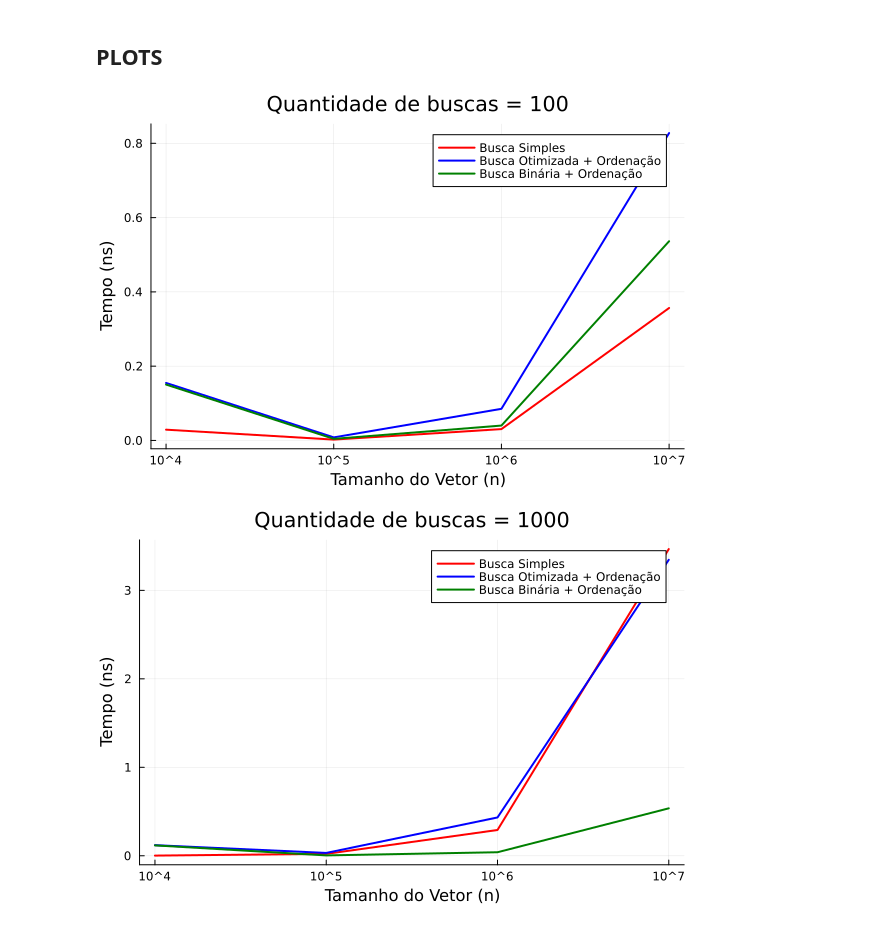
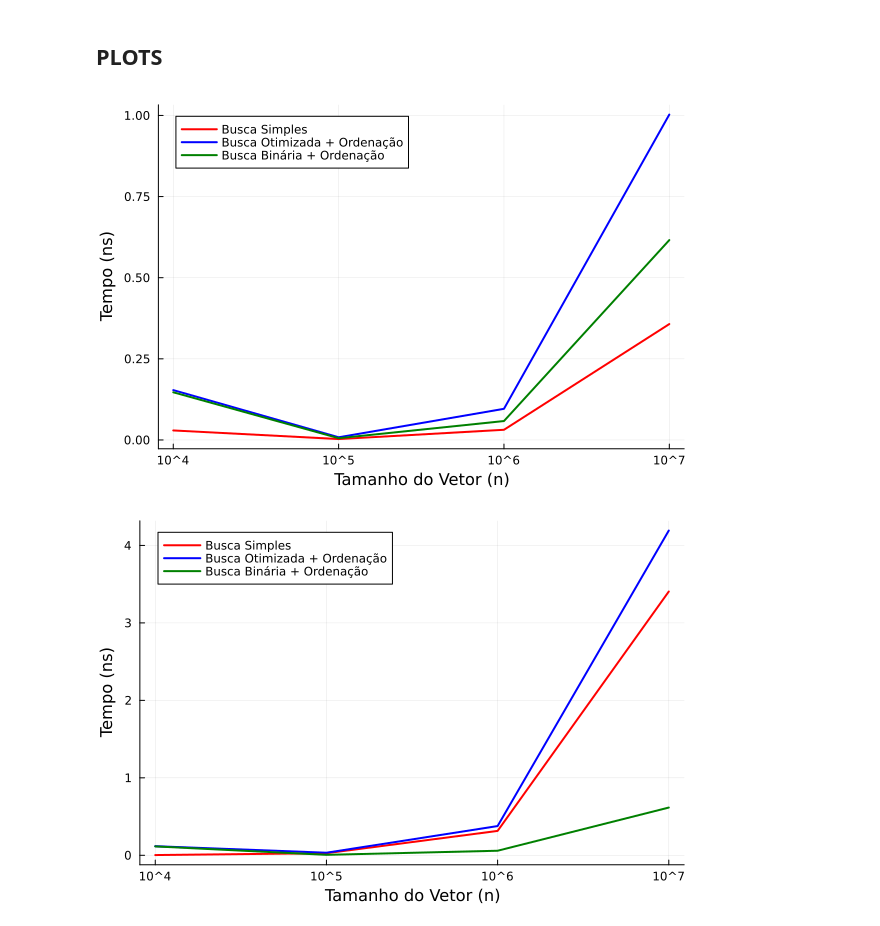
Before and after one commit to TalesLimaOliveira/Analise, a Jupyter notebook: Projeto 1/codes/Projeto_1_Notebook.ipynb, the cells around one changed output. Saved outputs shown, nothing was run; the diff lists cells and outputs as text; code cells hidden in the pictures.

```diff
--- a/Projeto 1/codes/Projeto_1_Notebook.ipynb
+++ b/Projeto 1/codes/Projeto_1_Notebook.ipynb
@@ -166,7 +178,7 @@ for i in 1:length(vec_list)
     median_time = zeros(benchmark_count)
     for c in 1:benchmark_count
         start = time_ns()
-        sort(vec_list[i], alg=QuickSort)
+        sort(vec_list[i], alg=MergeSort)
         final = time_ns()
         median_time[c] = (final - start) / 1e9
     end
@@ -195,12 +207,12 @@ my_benchmark(binary_search, binary_times)
 # %%
 for i in 1:4
     p = plot(
-        title="Quantidade de buscas = $(q_values[i])",
+        #title="Quantidade de buscas = $(q_values[i])",
         xlabel="Tamanho do Vetor (n)",
         ylabel="Tempo (ns)",
         xscale=:log10,
         #yscale=:log10,
-        legend=:topright,
+        legend=:topleft,
         xticks=([10^4, 10^5, 10^6, 10^7], ["10^4", "10^5", "10^6", "10^7"])
     )
 
@@ -218,33 +230,33 @@ for i in 1:4
         p,
         n_values,
         total_optimized_times,
         label="Busca Otimizada + Ordenação",
         color=:blue,
         lw= 2
     )
 
     total_binary_times = sorting_times .+ binary_times[:, i]
     plot!(
         p,
         n_values,
         total_binary_times,
         label="Busca Binária + Ordenação",
         color=:green,
         lw= 2
     )
 
     # plot!(
     #     p,
     #     n_values,
     #     sorting_times,
     #     label="Ordenação",
     #     color=:yellow,
     #     lw= 2
     # )
 
     display(p)
-    savefig(p, "../imgs/q_size/$(img_output)_$(benchmark_count)-Q_$(q_values[i]).png")
+    savefig(p, "../imgs/q_size/$(img_output)_$(benchmark_count)-q_$(q_values[i]).png")
 end
 # %% [output]
-[figure, old version]
+[figure, new version]
-[figure, old version]
+[figure, new version]
```
Also changed, not shown: parts of 4 cells of this notebook, 28 other files.
